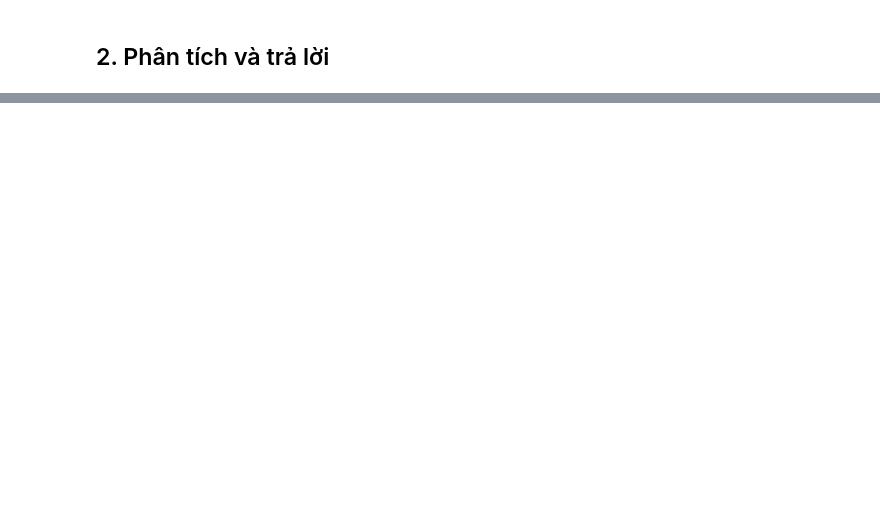
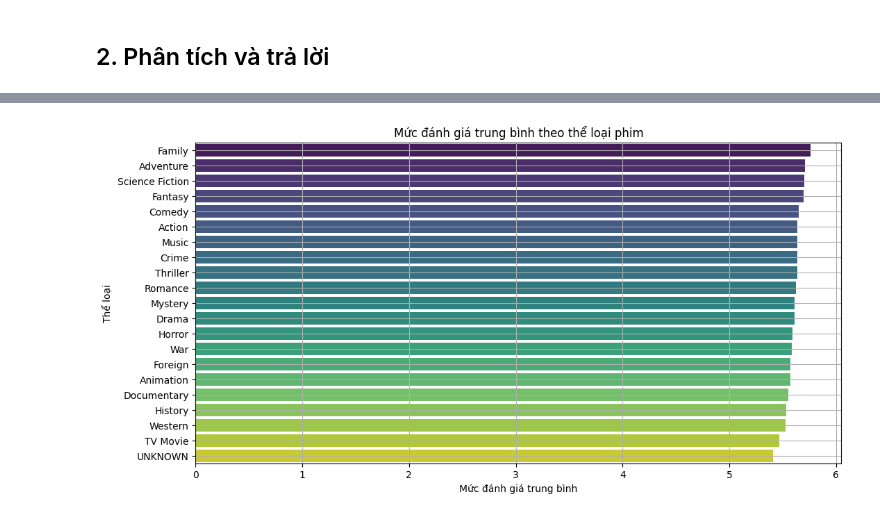
Before and after one commit to hoangfitus/csc17104-movies-eda, a Jupyter notebook: questions_and_answers.ipynb, the cells around one changed output, grey strips where cells are left out. Saved outputs shown, nothing was run; the diff lists cells and outputs as text; code cells hidden in the pictures; blank space fills up the shorter version.

```diff
--- a/questions_and_answers.ipynb
+++ b/questions_and_answers.ipynb
@@ -37,0 +161,8 @@ movies.head(5)
+# %%
+# Kết hợp genres_exploded với dataframe gốc movies để bao gồm cột vote_average
+genres_exploded_df = movies[['genres', 'vote_average']].copy()
+genres_exploded_df['genres'] = genres_exploded_df['genres'].str.split(',').explode('genres')
+
+# Tính mức đánh giá trung bình theo thể loại
+genre_avg_ratings = genres_exploded_df.groupby('genres')['vote_average'].mean().reset_index()
+genre_avg_ratings
@@ -37,0 +187,11 @@ movies.head(5)
+# %%
+# Vẽ biểu đồ mức đánh giá trung bình theo thể loại
+plt.figure(figsize=(12, 6))
+sns.barplot(data=genre_avg_ratings.sort_values('vote_average', ascending=False), x='vote_average', y='genres', hue='genres', palette='viridis', legend=False)
+plt.title('Mức đánh giá trung bình theo thể loại phim')
+plt.xlabel('Mức đánh giá trung bình')
+plt.ylabel('Thể loại')
+plt.grid(True)
+plt.show()
+# %% [output]
+[figure, added]
```
Also changed, not shown: parts of 15 cells of this notebook, 2 other files.
